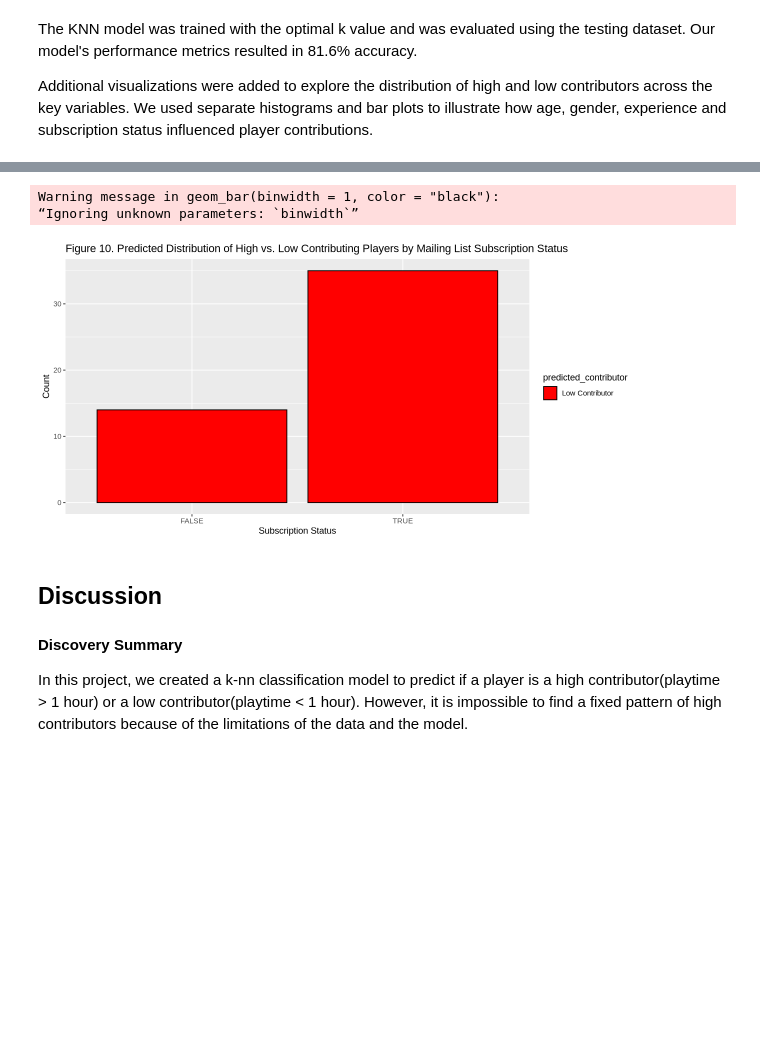
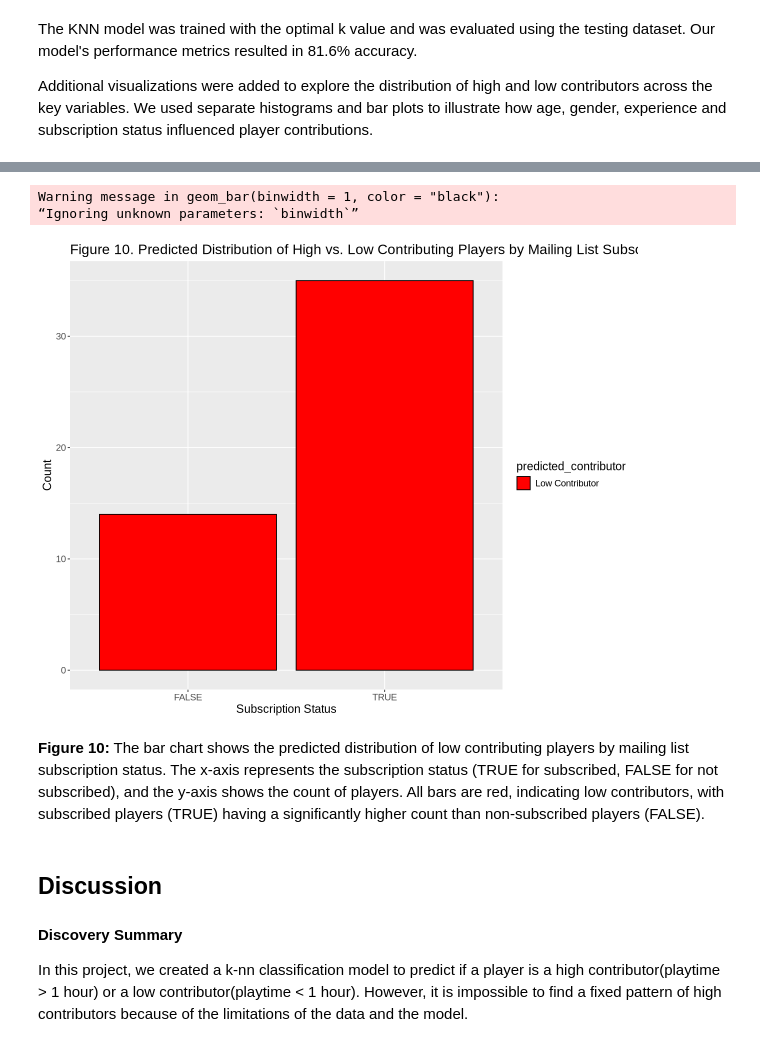
Before and after one commit to Sarthak0910/DSCI_Project_01, a Jupyter notebook: DSCI100_Group_Project_Code.ipynb, the cells around one changed output, grey strips where cells are left out. Cells and saved outputs as stored; diff of their text form; code cells hidden in the pictures; blank space fills up the shorter version.

```diff
--- a/DSCI100_Group_Project_Code.ipynb
+++ b/DSCI100_Group_Project_Code.ipynb
@@ -377,15 +394,18 @@ Warning message in geom_bar(binwidth = 1, color = "black"):
 # %%
 #create a histogram showing the distributions of high and low contributors by subscription status
 subscribe_contributor_plot <- ggplot(players_predictions, aes(x = subscribe, fill = predicted_contributor)) +
   geom_bar(binwidth = 1, color = "black") +
   scale_fill_manual(values = c("Low Contributor" = "red", "High Contributor" = "green3")) +
   labs(x = "Subscription Status", y = "Count") +
-  ggtitle("Figure 10. Predicted Distribution of High vs. Low Contributing Players by Mailing List Subscription Status")
+  ggtitle("Figure 10. Predicted Distribution of High vs. Low Contributing Players by Mailing List Subscription Status") +
+  theme(text = element_text(size = 14))
 subscribe_contributor_plot
 # %% [output]
 Warning message in geom_bar(binwidth = 1, color = "black"):
 “Ignoring unknown parameters: `binwidth`”
-[figure, old version]
+[figure, new version]
+# %% [markdown]
+**Figure 10:** The bar chart shows the predicted distribution of low contributing players by mailing list subscription status. The x-axis represents the subscription status (TRUE for subscribed, FALSE for not subscribed), and the y-axis shows the count of players. All bars are red, indicating low contributors, with subscribed players (TRUE) having a significantly higher count than non-subscribed players (FALSE).
 # %% [markdown]
 
 ## Discussion <br>
```
Also changed, not shown: parts of 17 cells of this notebook.
